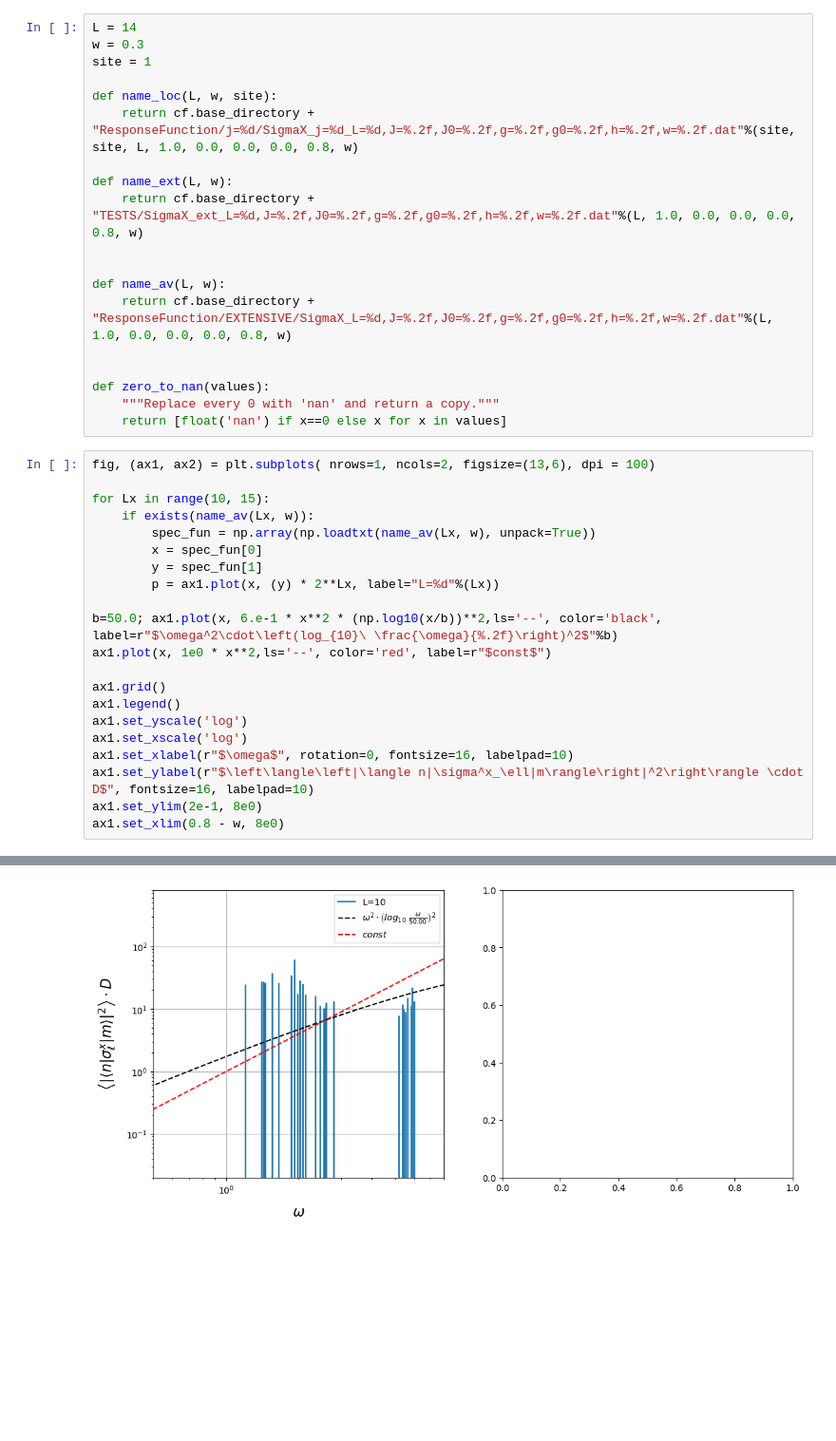
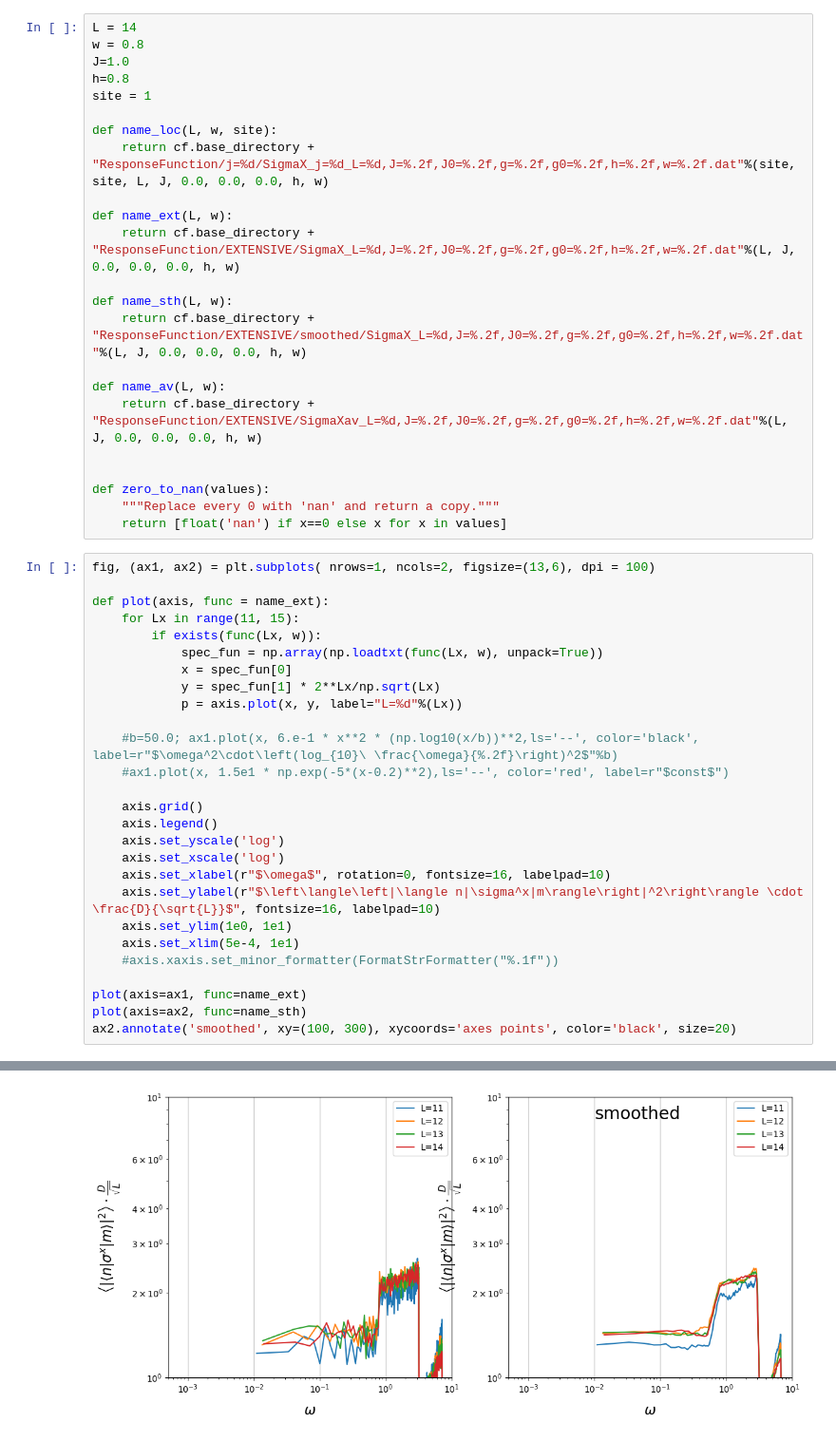
Before and after one commit to makskliczkowski/Transverse_Ising_ETH, a Jupyter notebook: IsignTransverse_ETH/Python/tests.ipynb, the cells around one changed output, grey strips where cells are left out. Shown: that part at 95% size. Saved outputs shown, nothing was run; the diff lists cells and outputs as text; blank space fills up the shorter version.

```diff
--- a/IsignTransverse_ETH/Python/tests.ipynb
+++ b/IsignTransverse_ETH/Python/tests.ipynb
@@ -40,18 +40,22 @@ print(cf.base_directory)
 ../results/Ising/disorder/PBC/
 # %%
 L = 14
-w = 0.3
+w = 0.8
+J=1.0
+h=0.8
 site = 1
 
 def name_loc(L, w, site):
-    return cf.base_directory + "ResponseFunction/j=%d/SigmaX_j=%d_L=%d,J=%.2f,J0=%.2f,g=%.2f,g0=%.2f,h=%.2f,w=%.2f.dat"%(site, site, L, 1.0, 0.0, 0.0, 0.0, 0.8, w)
+    return cf.base_directory + "ResponseFunction/j=%d/SigmaX_j=%d_L=%d,J=%.2f,J0=%.2f,g=%.2f,g0=%.2f,h=%.2f,w=%.2f.dat"%(site, site, L, J, 0.0, 0.0, 0.0, h, w)
 
 def name_ext(L, w):
-    return cf.base_directory + "TESTS/SigmaX_ext_L=%d,J=%.2f,J0=%.2f,g=%.2f,g0=%.2f,h=%.2f,w=%.2f.dat"%(L, 1.0, 0.0, 0.0, 0.0, 0.8, w)
+    return cf.base_directory + "ResponseFunction/EXTENSIVE/SigmaX_L=%d,J=%.2f,J0=%.2f,g=%.2f,g0=%.2f,h=%.2f,w=%.2f.dat"%(L, J, 0.0, 0.0, 0.0, h, w)
 
+def name_sth(L, w):
+    return cf.base_directory + "ResponseFunction/EXTENSIVE/smoothed/SigmaX_L=%d,J=%.2f,J0=%.2f,g=%.2f,g0=%.2f,h=%.2f,w=%.2f.dat"%(L, J, 0.0, 0.0, 0.0, h, w)
 
 def name_av(L, w):
-    return cf.base_directory + "ResponseFunction/EXTENSIVE/SigmaX_L=%d,J=%.2f,J0=%.2f,g=%.2f,g0=%.2f,h=%.2f,w=%.2f.dat"%(L, 1.0, 0.0, 0.0, 0.0, 0.8, w)
+    return cf.base_directory + "ResponseFunction/EXTENSIVE/SigmaXav_L=%d,J=%.2f,J0=%.2f,g=%.2f,g0=%.2f,h=%.2f,w=%.2f.dat"%(L, J, 0.0, 0.0, 0.0, h, w)
 
 
 def zero_to_nan(values):
@@ -60,22 +64,28 @@ def zero_to_nan(values):
 # %%
 fig, (ax1, ax2) = plt.subplots( nrows=1, ncols=2, figsize=(13,6), dpi = 100)
 
-for Lx in range(10, 15):
-    if exists(name_av(Lx, w)):
-        spec_fun = np.array(np.loadtxt(name_av(Lx, w), unpack=True))
-        x = spec_fun[0]
-        y = spec_fun[1]
-        p = ax1.plot(x, (y) * 2**Lx, label="L=%d"%(Lx))
+def plot(axis, func = name_ext):
+    for Lx in range(11, 15):
+        if exists(func(Lx, w)):
+            spec_fun = np.array(np.loadtxt(func(Lx, w), unpack=True))
+            x = spec_fun[0]
+            y = spec_fun[1] * 2**Lx/np.sqrt(Lx)
+            p = axis.plot(x, y, label="L=%d"%(Lx))
 
-b=50.0; ax1.plot(x, 6.e-1 * x**2 * (np.log10(x/b))**2,ls='--', color='black', label=r"$\omega^2\cdot\left(log_{10}\ \frac{\omega}{%.2f}\right)^2$"%b)
-ax1.plot(x, 1e0 * x**2,ls='--', color='red', label=r"$const$")
+    #b=50.0; ax1.plot(x, 6.e-1 * x**2 * (np.log10(x/b))**2,ls='--', color='black', label=r"$\omega^2\cdot\left(log_{10}\ \frac{\omega}{%.2f}\right)^2$"%b)
+    #ax1.plot(x, 1.5e1 * np.exp(-5*(x-0.2)**2),ls='--', color='red', label=r"$const$")
 
-ax1.grid()
-ax1.legend()
-ax1.set_yscale('log')
-ax1.set_xscale('log')
-ax1.set_xlabel(r"$\omega$", rotation=0, fontsize=16, labelpad=10)
-ax1.set_ylabel(r"$\left\langle\left|\langle n|\sigma^x_\ell|m\rangle\right|^2\right\rangle \cdot D$", fontsize=16, labelpad=10)
-ax1.set_ylim(2e-1, 8e0)
-ax1.set_xlim(0.8 - w, 8e0)
+    axis.grid()
+    axis.legend()
+    axis.set_yscale('log')
+    axis.set_xscale('log')
+    axis.set_xlabel(r"$\omega$", rotation=0, fontsize=16, labelpad=10)
+    axis.set_ylabel(r"$\left\langle\left|\langle n|\sigma^x|m\rangle\right|^2\right\rangle \cdot \frac{D}{\sqrt{L}}$", fontsize=16, labelpad=10)
+    axis.set_ylim(1e0, 1e1)
+    axis.set_xlim(5e-4, 1e1)
+    #axis.xaxis.set_minor_formatter(FormatStrFormatter("%.1f"))
+
+plot(axis=ax1, func=name_ext)
+plot(axis=ax2, func=name_sth)
+ax2.annotate('smoothed', xy=(100, 300), xycoords='axes points', color='black', size=20)
 # %% [output]
@@ -83 +93 @@ ax1.set_xlim(0.8 - w, 8e0)
-[figure, old version]
+[figure, new version]
```
Also changed, not shown: parts of 4 cells of this notebook, 17 other files.
